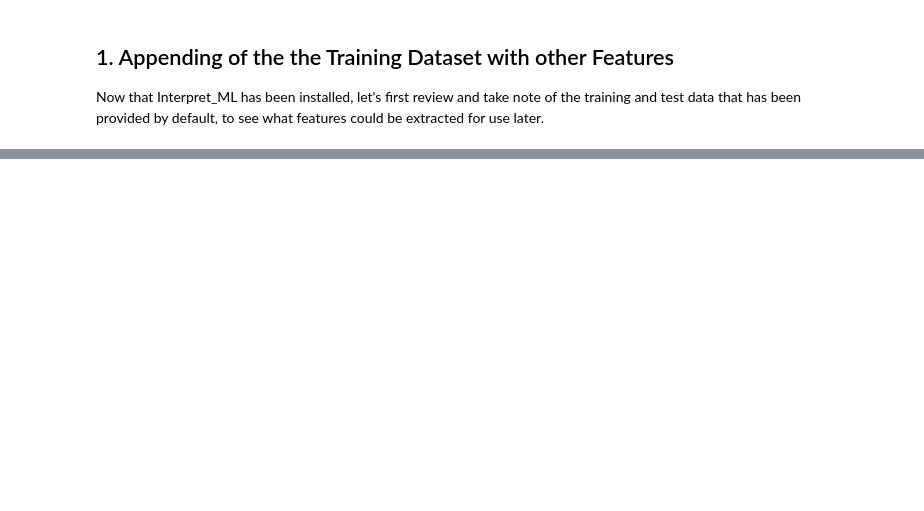
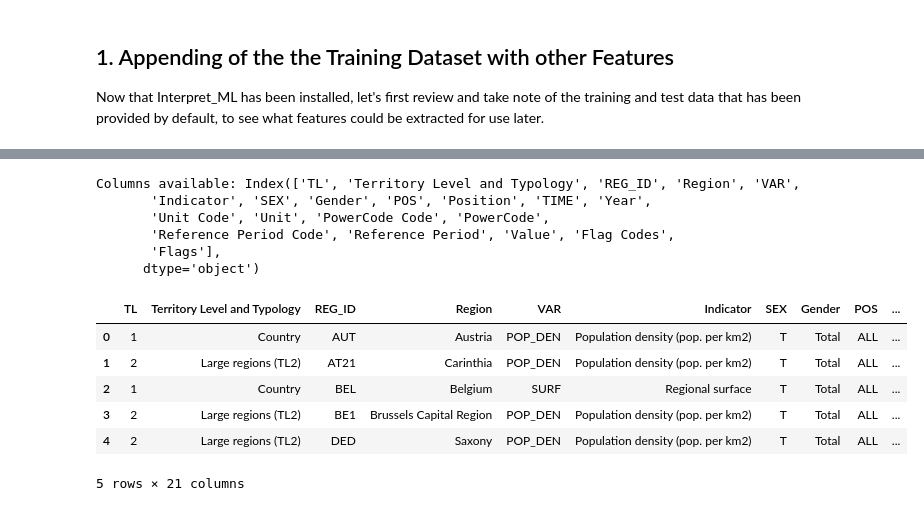
Before and after one commit to NickSadjoli/Week4_GlobalForecast_COVID19, a Jupyter notebook: notebooks/forecast_w_interpret_ml.ipynb, the cells around one changed output, grey strips where cells are left out. Cells and saved outputs as stored; diff of their text form; code cells hidden in the pictures; blank space fills up the shorter version.

```diff
--- a/notebooks/forecast_w_interpret_ml.ipynb
+++ b/notebooks/forecast_w_interpret_ml.ipynb
@@ -96,0 +196,18 @@ First, we'll create a model that is trained just using the default features prov
+# %%
+population_density_area_df = pd.read_csv("../input/OECD_PopulationDensity_and_Area-T2_T3_Regions-2018_2019.csv")
+print("Columns available:", population_density_area_df.columns)
+population_density_area_df.head()
+# %% [output]
+Columns available: Index(['TL', 'Territory Level and Typology', 'REG_ID', 'Region', 'VAR',
+       'Indicator', 'SEX', 'Gender', 'POS', 'Position', 'TIME', 'Year',
+       'Unit Code', 'Unit', 'PowerCode Code', 'PowerCode',
+       'Reference Period Code', 'Reference Period', 'Value', 'Flag Codes',
+       'Flags'],
+      dtype='object')
+|  | TL | Territory Level and Typology | REG_ID | Region | VAR | Indicator | SEX | Gender | POS | ... |
+| 0 | 1 | Country | AUT | Austria | POP_DEN | Population density (pop. per km2) | T | Total | ALL | ... |
+| 1 | 2 | Large regions (TL2) | AT21 | Carinthia | POP_DEN | Population density (pop. per km2) | T | Total | ALL | ... |
+| 2 | 1 | Country | BEL | Belgium | SURF | Regional surface | T | Total | ALL | ... |
+| 3 | 2 | Large regions (TL2) | BE1 | Brussels Capital Region | POP_DEN | Population density (pop. per km2) | T | Total | ALL | ... |
+| 4 | 2 | Large regions (TL2) | DED | Saxony | POP_DEN | Population density (pop. per km2) | T | Total | ALL | ... |
+5 rows × 21 columns
```
Also changed, not shown: parts of 25 cells of this notebook, 1 other file.
